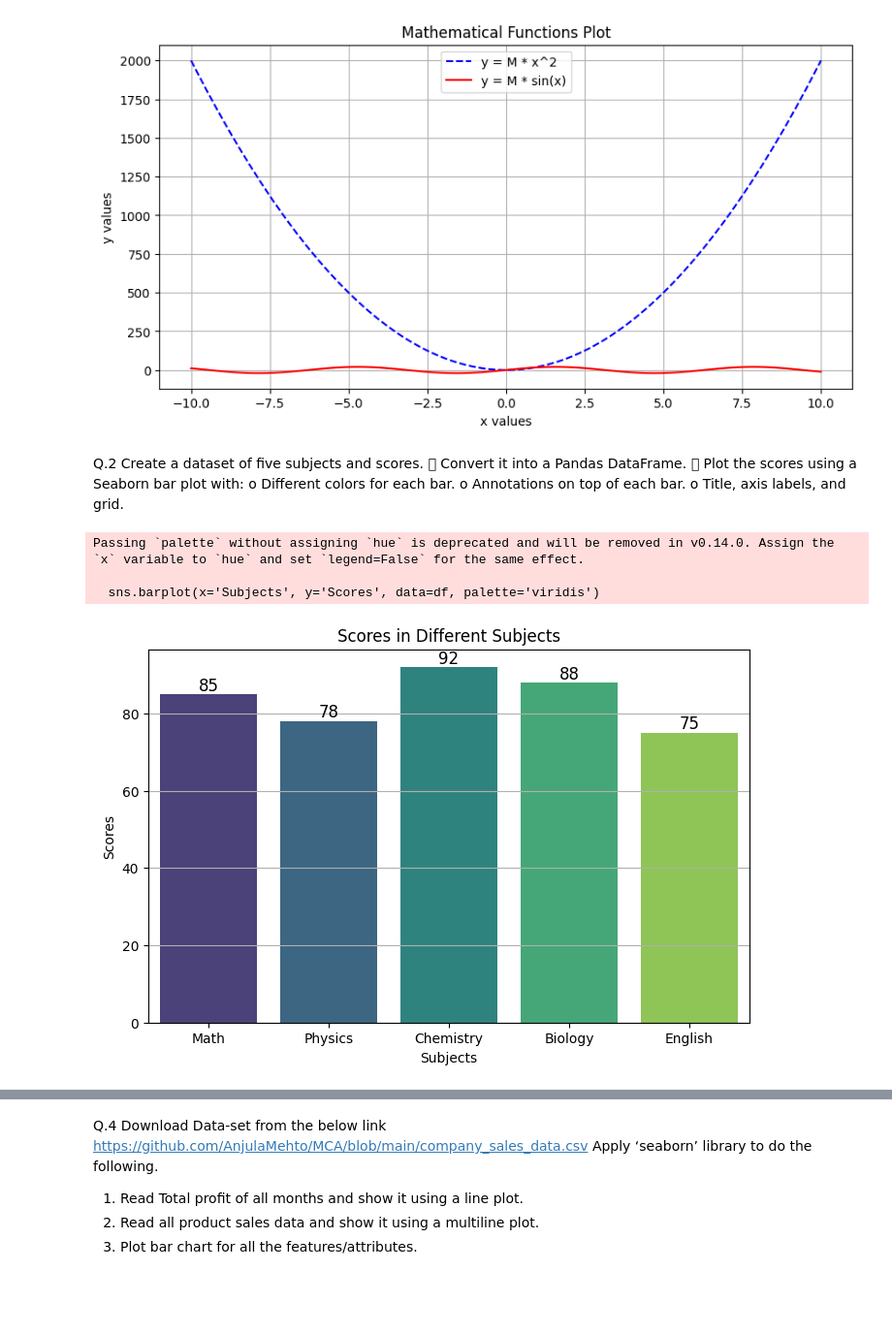
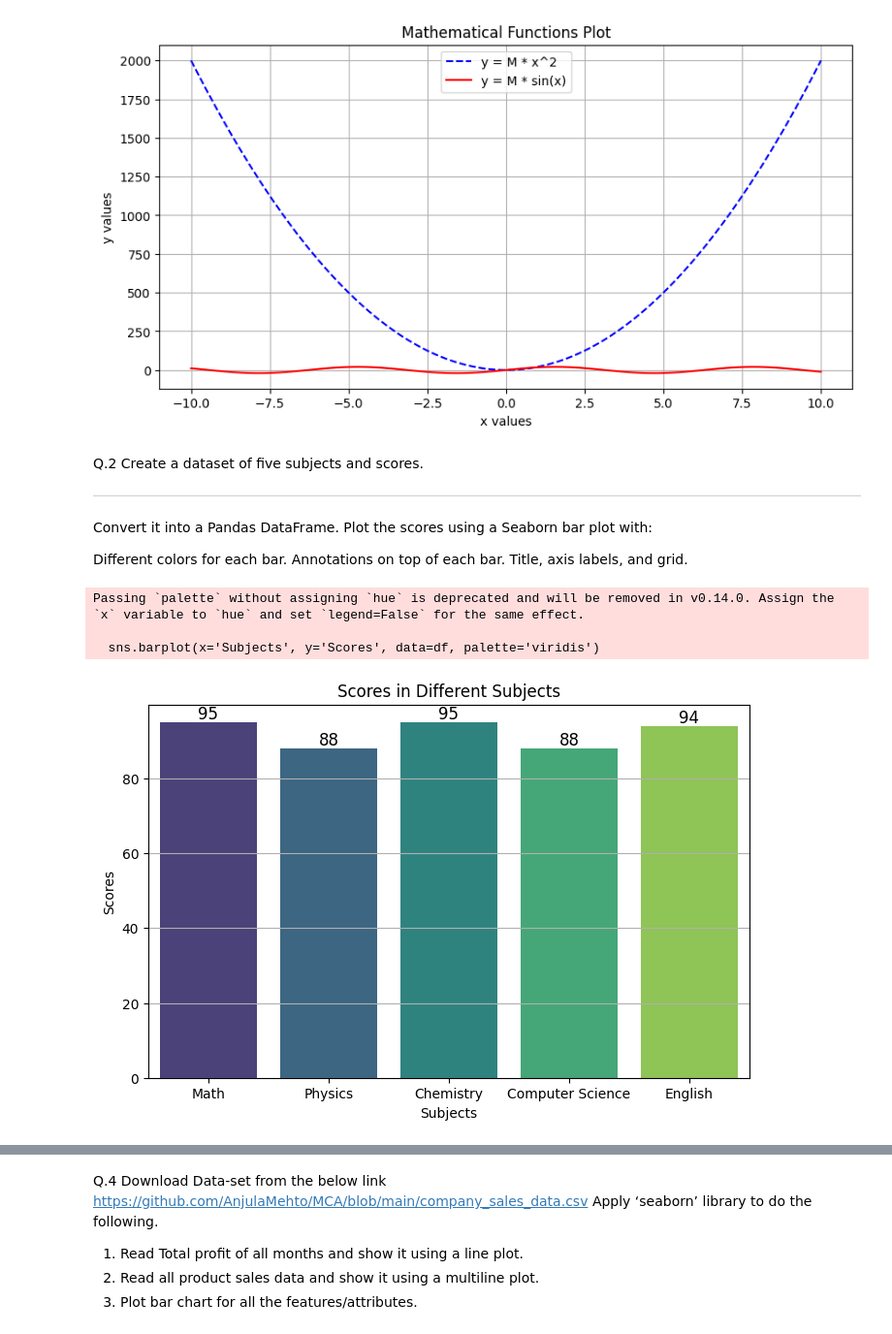
Before and after one commit to Jatinjindall/102316061_UCS420, a Jupyter notebook: JatinCC_A6(061).ipynb, the cells around one changed output, grey strips where cells are left out. Shown: that part at 97% size. Cells and saved outputs as stored; diff of their text form; code cells hidden in the pictures; blank space fills up the shorter version.

```diff
--- a/JatinCC_A6(061).ipynb
+++ b/JatinCC_A6(061).ipynb
@@ -38,39 +44,42 @@ Enter a value for M: 20
 [figure]
 # %% [markdown]
 Q.2 Create a dataset of five subjects and scores.
- Convert it into a Pandas DataFrame.
- Plot the scores using a Seaborn bar plot with:
-o Different colors for each bar.
-o Annotations on top of each bar.
-o Title, axis labels, and grid.
+
+---
+Convert it into a Pandas DataFrame.
+Plot the scores using a Seaborn bar plot with:
+
+Different colors for each bar.
+Annotations on top of each bar.
+Title, axis labels, and grid.
 # %%
 
-subjects = ['Math', 'Physics', 'Chemistry', 'Biology', 'English']
-scores = [85, 78, 92, 88, 75]
+subjects = ['Math', 'Physics', 'Chemistry', 'Computer Science', 'English']
+scores = [95, 88, 95, 88, 94]
 
 
 df = pd.DataFrame({'Subjects': subjects, 'Scores': scores})
 
 # Plot using Seaborn
 plt.figure(figsize=(8, 5))
 sns.barplot(x='Subjects', y='Scores', data=df, palette='viridis')
 
 # Add annotations
 for index, value in enumerate(scores):
     plt.text(index, value + 1, str(value), ha='center', fontsize=12)
 
 # Labels and Title
 plt.xlabel("Subjects")
 plt.ylabel("Scores")
 plt.title("Scores in Different Subjects")
 plt.grid(axis='y')
 
 plt.show()
 # %% [output]
 Passing `palette` without assigning `hue` is deprecated and will be removed in v0.14.0. Assign the `x` variable to `hue` and set `legend=False` for the same effect.
 
   sns.barplot(x='Subjects', y='Scores', data=df, palette='viridis')
-[figure, old version]
+[figure, new version]
 # %% [markdown]
 Q3. Write a Python script to select your roll number as seed for NumPy and
 then generate a dataset of 50 values using np.random.randn().
```
Also changed, not shown: parts of 5 cells of this notebook.
